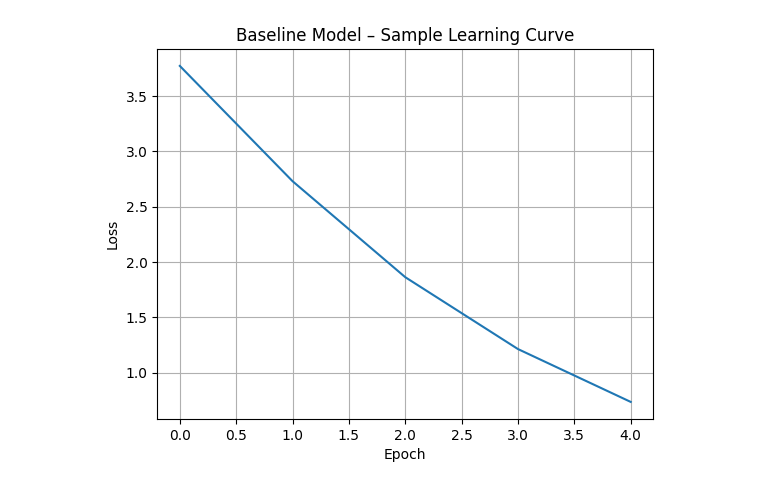
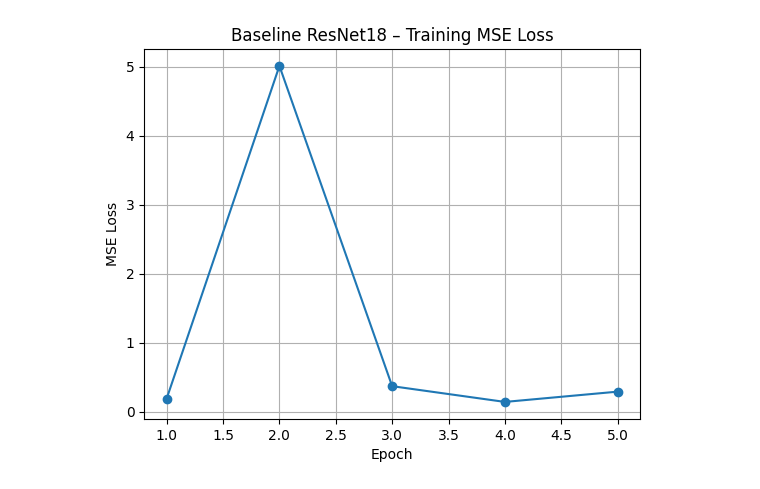
Before and after one commit to aisha13dikko-sudo/AISD-poverty-Nigeria-Context, a Jupyter notebook: 01_Baseline_Replication.ipynb, the cells around one changed output. Cells and saved outputs as stored; diff of their text form; code cells hidden in the pictures.

```diff
--- a/01_Baseline_Replication.ipynb
+++ b/01_Baseline_Replication.ipynb
@@ -69,13 +166,27 @@ Downloading: "https://download.pytorch.org/models/resnet18-f37072fd.pth" to /roo
 # %%
-#Run a small baseline reproduction training loop
+# Train baseline model for a few epochs on the toy dataset
+
+num_epochs = 5
 train_losses = []
-for epoch in range(5):
-    optimizer.zero_grad()
-    pred = model(img).squeeze(0)
-    loss = criterion(pred, y_true)
-    loss.backward()
-    optimizer.step()
 
-    train_losses.append(loss.item())
-    print(f"Epoch {epoch+1}/5 Loss: {loss.item():.4f}")
+model.train()
+for epoch in range(num_epochs):
+    epoch_losses = []
+
+    for imgs, ys in train_loader:
+        imgs = imgs.to(device)
+        ys   = ys.to(device)
+
+        optimizer.zero_grad()
+        preds = model(imgs).squeeze(1)
+
+        loss = criterion(preds, ys)
+        loss.backward()
+        optimizer.step()
+
+        epoch_losses.append(loss.item())
+
+    mean_epoch_loss = np.mean(epoch_losses)
+    train_losses.append(mean_epoch_loss)
+    print(f"Epoch {epoch+1}/{num_epochs} - Train MSE loss: {mean_epoch_loss:.4f}")
 # %% [output]
@@ -87,11 +198,11 @@ Epoch 5/5 Loss: 0.7347
 # %%
-# Plot baseline learning curves for report
-plt.plot(train_losses)
-plt.title("Baseline Model – Sample Learning Curve")
+# Plot baseline training curve
+plt.plot(range(1, num_epochs + 1), train_losses, marker="o")
+plt.title("Baseline ResNet18 – Training MSE Loss")
 plt.xlabel("Epoch")
-plt.ylabel("Loss")
+plt.ylabel("MSE Loss")
 plt.grid(True)
-plt.savefig("baseline_learning_curve.png", dpi=300, bbox_inches="tight")
+plt.savefig("baseline_training_curve.png", dpi=300, bbox_inches="tight")
 plt.show()
 # %% [output]
-[figure, old version]
+[figure, new version]
```
Also changed, not shown: parts of 13 cells of this notebook.
